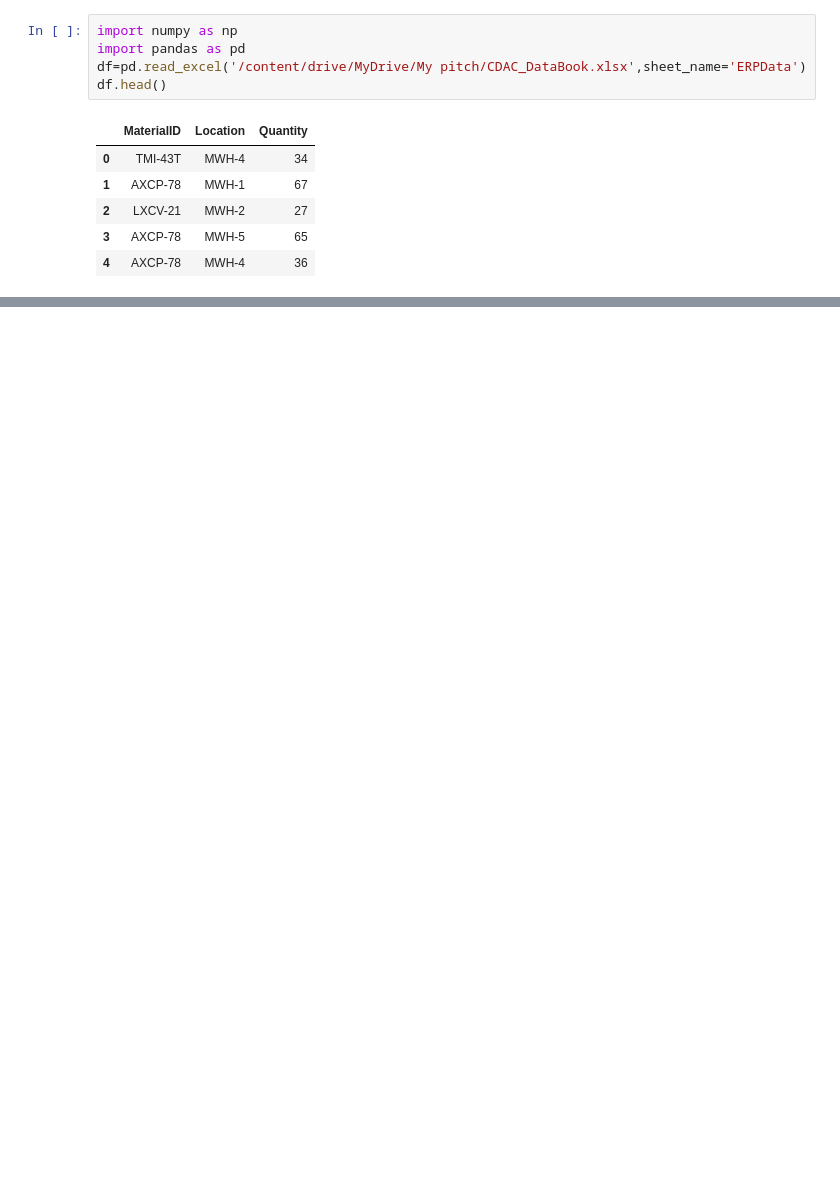
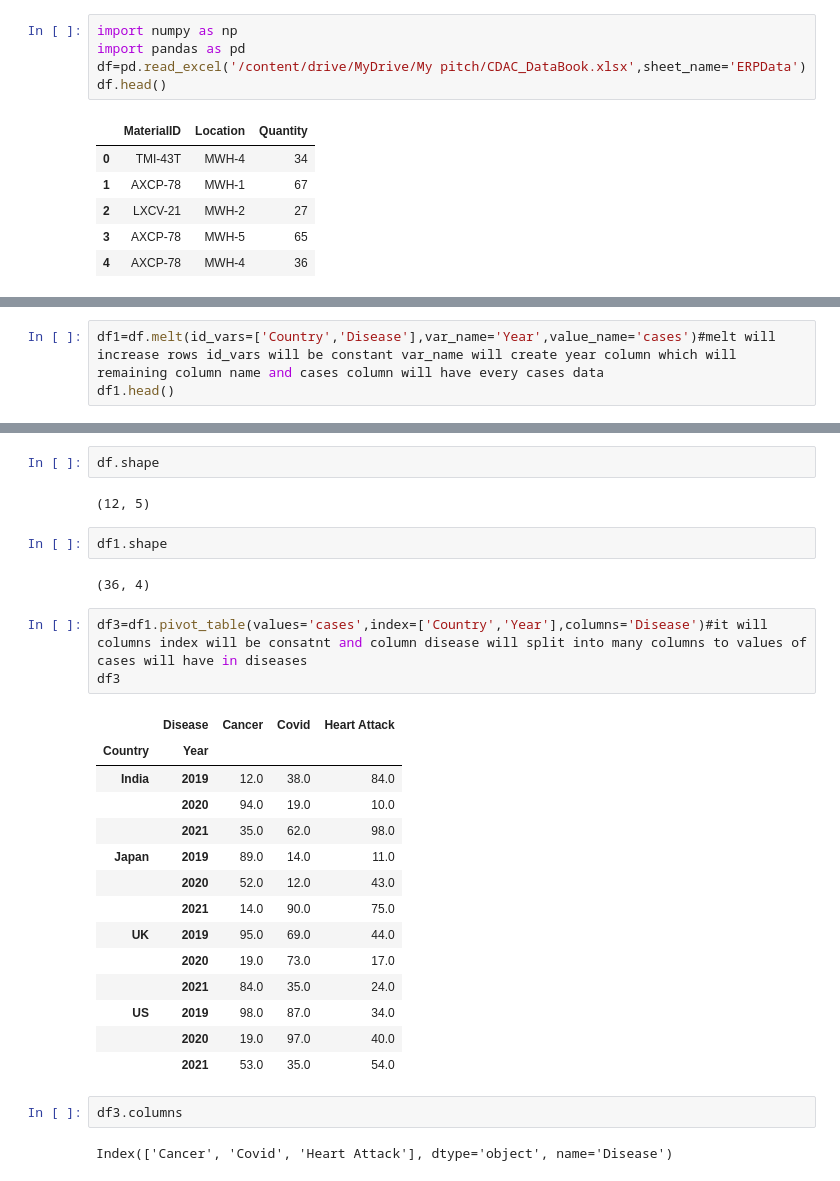
Before and after one commit to chaitanysaraswat/Advanced-Analytics-Using-Statistics, a Jupyter notebook: lecture5.ipynb, the cells around one changed output, grey strips where cells are left out. Cells and saved outputs as stored; diff of their text form; blank space fills up the shorter version.

```diff
--- a/lecture5.ipynb
+++ b/lecture5.ipynb
@@ -14,0 +103,3 @@ df.head()
+# %%
+df1=df.melt(id_vars=['Country','Disease'],var_name='Year',value_name='cases')#melt will increase rows id_vars will be constant var_name will create year column which will remaining column name and cases column will have every cases data
+df1.head()
@@ -14,0 +113,30 @@ df.head()
+# %%
+df.shape
+# %% [output]
+(12, 5)
+# %%
+df1.shape
+# %% [output]
+(36, 4)
+# %%
+df3=df1.pivot_table(values='cases',index=['Country','Year'],columns='Disease')#it will columns index will be consatnt and column disease will split into many columns to values of cases will have in diseases
+df3
+# %% [output]
+|  | Disease | Cancer | Covid | Heart Attack |
+| Country | Year |  |  |  |
+| India | 2019 | 12.0 | 38.0 | 84.0 |
+|  | 2020 | 94.0 | 19.0 | 10.0 |
+|  | 2021 | 35.0 | 62.0 | 98.0 |
+| Japan | 2019 | 89.0 | 14.0 | 11.0 |
+|  | 2020 | 52.0 | 12.0 | 43.0 |
+|  | 2021 | 14.0 | 90.0 | 75.0 |
+| UK | 2019 | 95.0 | 69.0 | 44.0 |
+|  | 2020 | 19.0 | 73.0 | 17.0 |
+|  | 2021 | 84.0 | 35.0 | 24.0 |
+| US | 2019 | 98.0 | 87.0 | 34.0 |
+|  | 2020 | 19.0 | 97.0 | 40.0 |
+|  | 2021 | 53.0 | 35.0 | 54.0 |
+# %%
+df3.columns
+# %% [output]
+Index(['Cancer', 'Covid', 'Heart Attack'], dtype='object', name='Disease')
```
Also changed, not shown: parts of 34 cells of this notebook.
